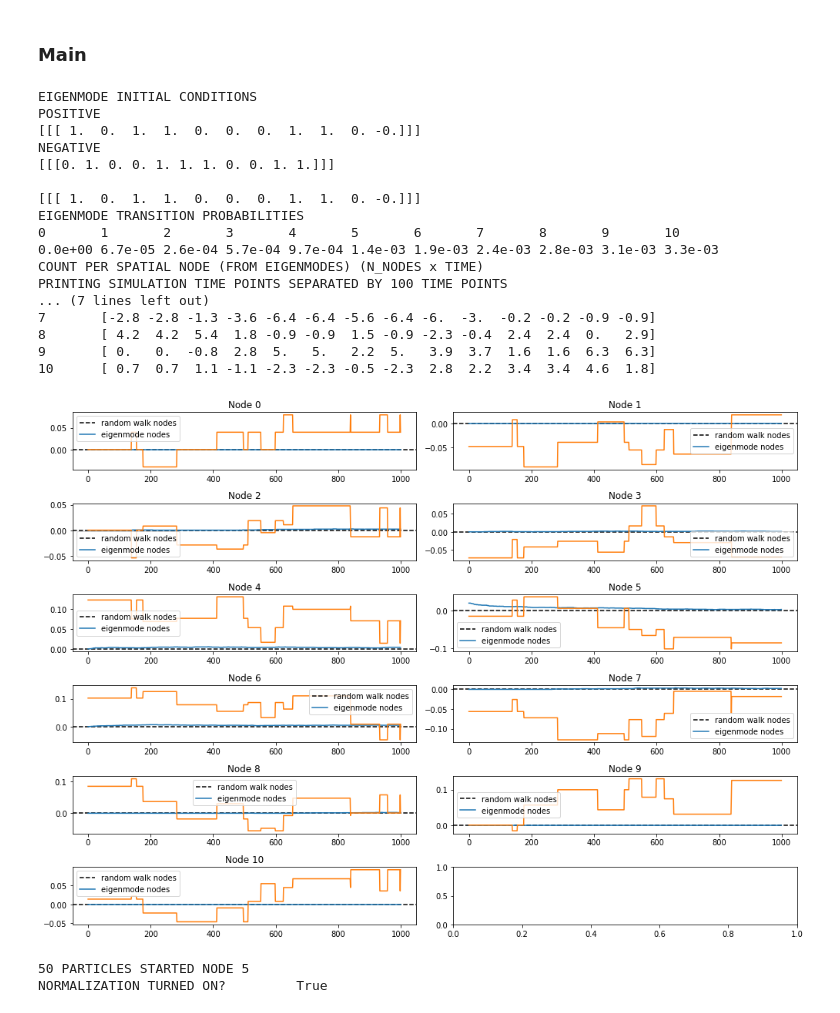
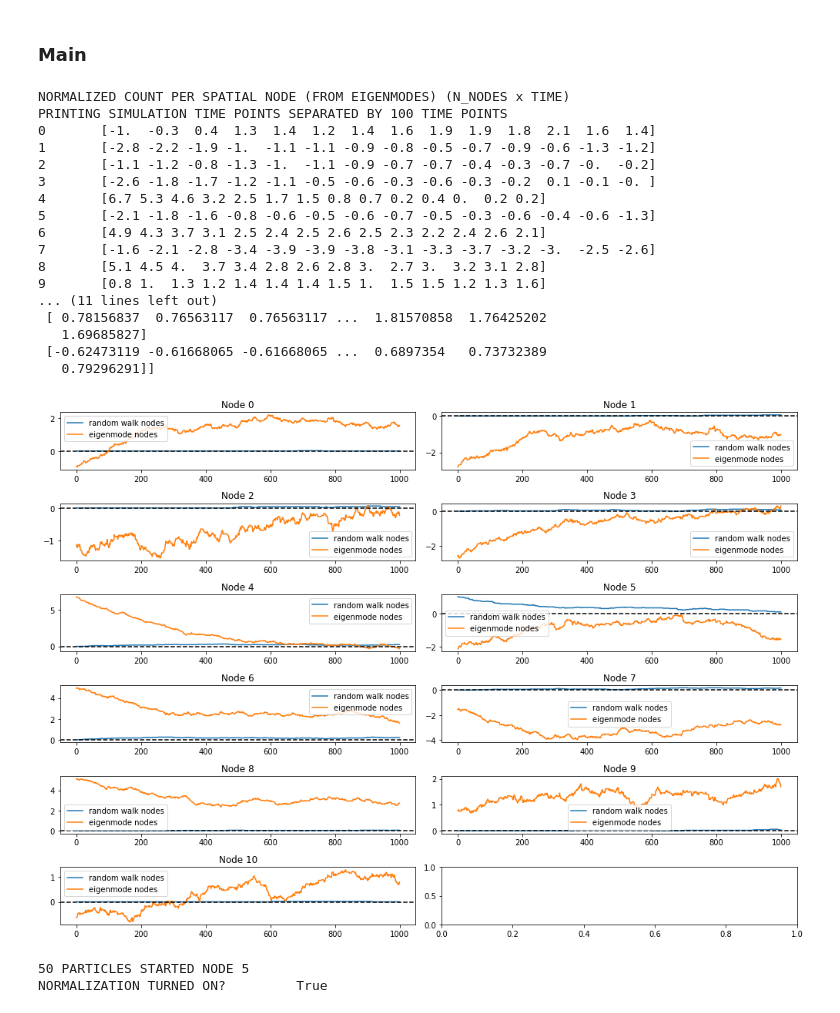
Before and after one commit to margotwagner/diffusion-model, a Jupyter notebook: notebooks/markov-eigenmode-validation/eme-random-walk-1d-validation.ipynb, the cells around one changed output. Cells and saved outputs as stored; diff of their text form; code cells hidden in the pictures.

Commit message:
started including eigenvector plotting

```diff
--- a/notebooks/markov-eigenmode-validation/eme-random-walk-1d-validation.ipynb
+++ b/notebooks/markov-eigenmode-validation/eme-random-walk-1d-validation.ipynb
@@ -295,7 +239,7 @@ def get_eigenvalues_and_vectors(A: np.ndarray,
 def get_eigenmode(eigenvalues, t):
     return np.exp(-eigenvalues * t)
 # %%
-def plot_eigenmodes(eigenvalues):
+def make_eigenmode_plots(eigenvalues):
     time = np.array(range(n_time_pts))
 
     for i in range(len(eigenvalues)):
@@ -305,6 +309,4 @@ def plot_eigenmodes(eigenvalues):
 # %%
-#TODO: FIGURE OUT HOW TO GET NUMBER OF PARTICLES IN EACH POSITION; MATH NOT CLEAR
-
 def eigenmode_init_conditions(
     eigenvectors: np.ndarray,
     eval_sort_index: np.ndarray,
@@ -322,7 +324,7 @@ def eigenmode_init_conditions(
     return:
         normalized number of particles in each eigenmode at time = 0
     """
-
+    #TODO: FIGURE OUT HOW TO GET NUMBER OF PARTICLES IN EACH POSITION; MATH NOT CLEAR
     # starting loc given by particle_start_loc
 
     # new index of starting node location in sorted eigenvalue/vector arrays
@@ -347,8 +349,8 @@ def eigenmode_init_conditions(
         np.sqrt(n_particles**2 * (start_loc_eigenvector**2))
     )
 
-    n_per_positive_mode = (1 + fraction_value) / 2
-    n_per_negative_mode = (1 - fraction_value) / 2
+    n_per_positive_mode = n_particles*(1 + fraction_value) / 2
+    n_per_negative_mode = n_particles*(1 - fraction_value) / 2
 
     if print_output:
         print("EIGENMODE INITIAL CONDITIONS")
@@ -612,57 +617,57 @@ def main():
     # Find initial values for the number of particles in each eigenmode
     # For n_particles = 1, it should just be 1 and 0 respectively
     init_n_positive_modes, init_n_negative_modes = eigenmode_init_conditions(
-        eigenvectors, eval_sort_index
+        eigenvectors, eval_sort_index, print_output=False
     )
 
     # initialize eigenmode Markov model transition probabilities
     eigenmode_transition_probability = get_eigenmode_transition_probability(
-        eigenvalues, print_output=True
+        eigenvalues, print_output=False
     )
 
     # run Markov model
     n_per_eigenmode_state = eigenmode_markov_simulation(
         n_spatial_locs,
         [init_n_positive_modes, init_n_negative_modes],
         eigenmode_transition_probability,
         n_particles,
         dt,
         n_time_pts,
         plot=False,
     )
 
-
     # inverse transform; convert eigenmode representation to node representation
     node_vals_from_modes = eigenmodes_to_spatial_nodes(n_per_eigenmode_state, eigenvectors, print_output=True)
+    print(node_vals_from_modes/ n_particles)
 
     # compare with random walk simulation
     graph_num_comparison(
-        n_per_loc,
+        unnorm_n_per_loc,
         node_vals_from_modes,
         legend_vals=["random walk nodes", "eigenmode nodes"],
         title="Node"
         )
 
 if __name__ == "__main__":
     tables_created = main()
 # %% [output]
-EIGENMODE INITIAL CONDITIONS
-POSITIVE
-[[[ 1.  0.  1.  1.  0.  0.  0.  1.  1.  0. -0.]]]
-NEGATIVE
-[[[0. 1. 0. 0. 1. 1. 1. 0. 0. 1. 1.]]]
-
-[[[ 1.  0.  1.  1.  0.  0.  0.  1.  1.  0. -0.]]]
-EIGENMODE TRANSITION PROBABILITIES
-0       1       2       3       4       5       6       7       8       9       10
-0.0e+00 6.7e-05 2.6e-04 5.7e-04 9.7e-04 1.4e-03 1.9e-03 2.4e-03 2.8e-03 3.1e-03 3.3e-03
-COUNT PER SPATIAL NODE (FROM EIGENMODES) (N_NODES x TIME)
+NORMALIZED COUNT PER SPATIAL NODE (FROM EIGENMODES) (N_NODES x TIME)
 PRINTING SIMULATION TIME POINTS SEPARATED BY 100 TIME POINTS
-... (7 lines left out)
-7       [-2.8 -2.8 -1.3 -3.6 -6.4 -6.4 -5.6 -6.4 -6.  -3.  -0.2 -0.2 -0.9 -0.9]
-8       [ 4.2  4.2  5.4  1.8 -0.9 -0.9  1.5 -0.9 -2.3 -0.4  2.4  2.4  0.   2.9]
-9       [ 0.   0.  -0.8  2.8  5.   5.   2.2  5.   3.9  3.7  1.6  1.6  6.3  6.3]
-10      [ 0.7  0.7  1.1 -1.1 -2.3 -2.3 -0.5 -2.3  2.8  2.2  3.4  3.4  4.6  1.8]
+0       [-1.  -0.3  0.4  1.3  1.4  1.2  1.4  1.6  1.9  1.9  1.8  2.1  1.6  1.4]
+1       [-2.8 -2.2 -1.9 -1.  -1.1 -1.1 -0.9 -0.8 -0.5 -0.7 -0.9 -0.6 -1.3 -1.2]
+2       [-1.1 -1.2 -0.8 -1.3 -1.  -1.1 -0.9 -0.7 -0.7 -0.4 -0.3 -0.7 -0.  -0.2]
+3       [-2.6 -1.8 -1.7 -1.2 -1.1 -0.5 -0.6 -0.3 -0.6 -0.3 -0.2  0.1 -0.1 -0. ]
+4       [6.7 5.3 4.6 3.2 2.5 1.7 1.5 0.8 0.7 0.2 0.4 0.  0.2 0.2]
+5       [-2.1 -1.8 -1.6 -0.8 -0.6 -0.5 -0.6 -0.7 -0.5 -0.3 -0.6 -0.4 -0.6 -1.3]
+6       [4.9 4.3 3.7 3.1 2.5 2.4 2.5 2.6 2.5 2.3 2.2 2.4 2.6 2.1]
+7       [-1.6 -2.1 -2.8 -3.4 -3.9 -3.9 -3.8 -3.1 -3.3 -3.7 -3.2 -3.  -2.5 -2.6]
+8       [5.1 4.5 4.  3.7 3.4 2.8 2.6 2.8 3.  2.7 3.  3.2 3.1 2.8]
+9       [0.8 1.  1.3 1.2 1.4 1.4 1.4 1.5 1.  1.5 1.5 1.2 1.3 1.6]
+... (11 lines left out)
+ [ 0.78156837  0.76563117  0.76563117 ...  1.81570858  1.76425202
+   1.69685827]
+ [-0.62473119 -0.61668065 -0.61668065 ...  0.6897354   0.73732389
+   0.79296291]]
-[figure, old version]
+[figure, new version]
 50 PARTICLES STARTED NODE 5
 NORMALIZATION TURNED ON?         True
```
Also changed, not shown: parts of 4 cells of this notebook.
